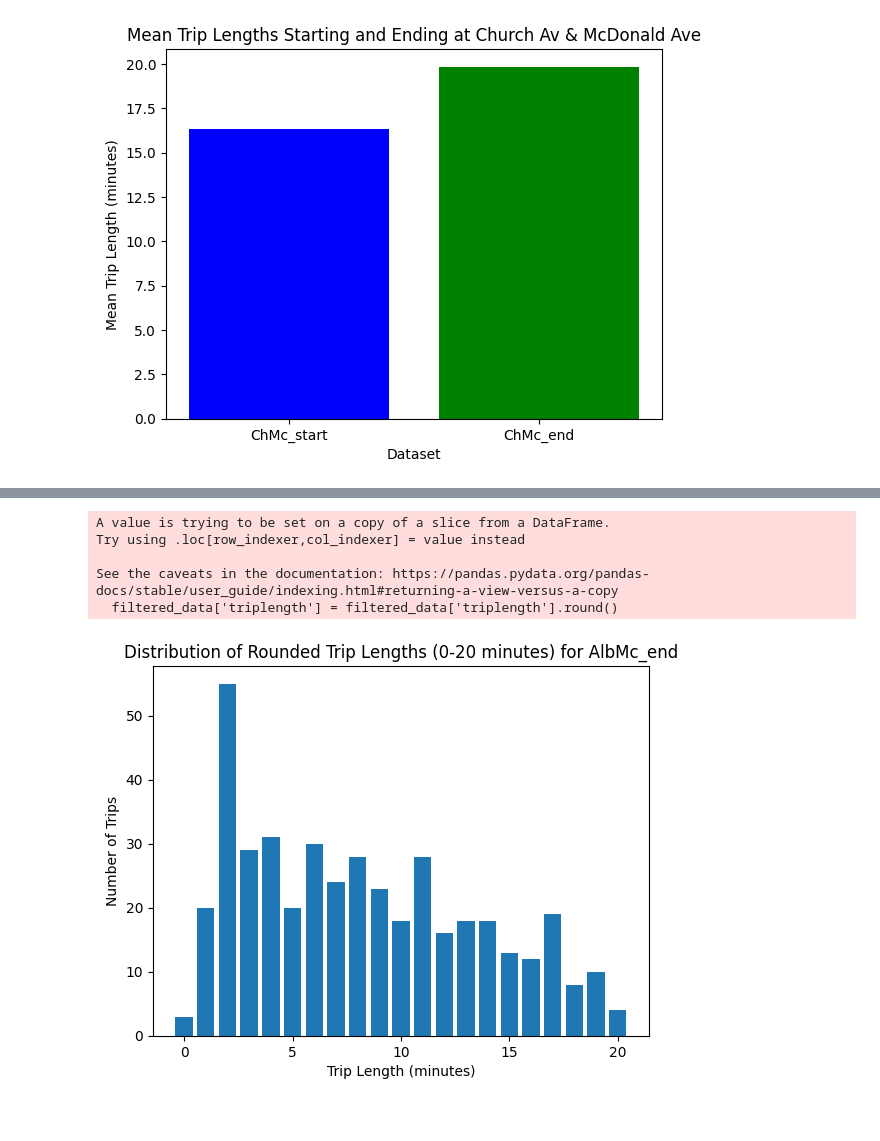
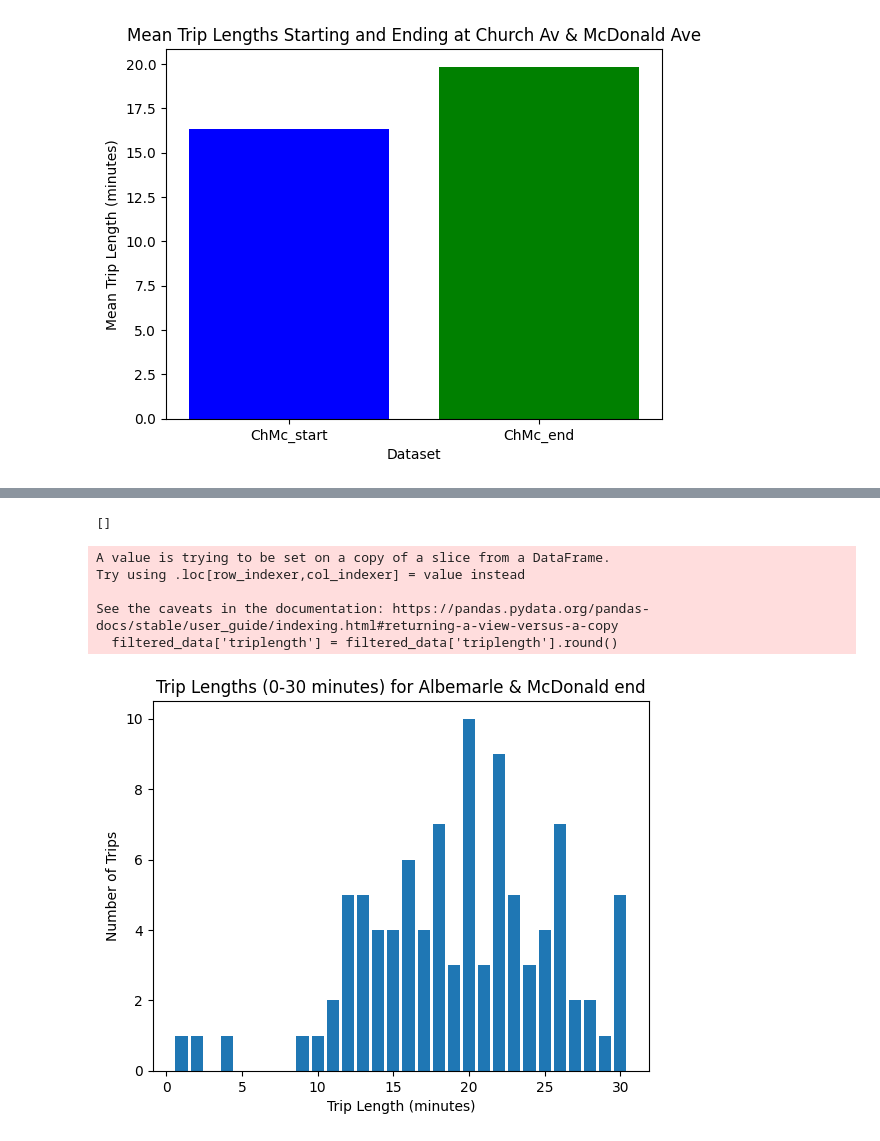
Before and after one commit to 7tiesdan/IntroToPythonLCC, a Jupyter notebook: CitibikeDataMult.ipynb, the cells around one changed output, grey strips where cells are left out. Saved outputs shown, nothing was run; the diff lists cells and outputs as text; code cells hidden in the pictures.

```diff
--- a/CitibikeDataMult.ipynb
+++ b/CitibikeDataMult.ipynb
@@ -659,3 +841,23 @@ plt.title('Mean Trip Lengths Starting and Ending at Church Av & McDonald Ave')
 plt.show()
 # %% [output]
 [figure]
+# %%
+#generating 'triplength' values for all departing and arriving trips at all 6 stations#
+
+Minna_start['triplength'] = (pd.to_datetime(Minna_start['ended_at']) - pd.to_datetime(Minna_start['started_at'])).dt.total_seconds() / 60
+Minna_end['triplength'] = (pd.to_datetime(Minna_end['ended_at']) - pd.to_datetime(Minna_end['started_at'])).dt.total_seconds() / 60
+
+Chester_Twe_start['triplength'] = (pd.to_datetime(Chester_Twe_start['ended_at']) - pd.to_datetime(Chester_Twe_start['started_at'])).dt.total_seconds() / 60
+Chester_Twe_end['triplength'] = (pd.to_datetime(Chester_Twe_end['ended_at']) - pd.to_datetime(Chester_Twe_end['started_at'])).dt.total_seconds() / 60
+
+TweThirtySix_start['triplength'] = (pd.to_datetime(TweThirtySix_start['ended_at']) - pd.to_datetime(TweThirtySix_start['started_at'])).dt.total_seconds() / 60
+TweThirtySix_end['triplength'] = (pd.to_datetime(TweThirtySix_end['ended_at']) - pd.to_datetime(TweThirtySix_end['started_at'])).dt.total_seconds() / 60
+
+ChMc_start['triplength'] = (pd.to_datetime(ChMc_start['ended_at']) - pd.to_datetime(ChMc_start['started_at'])).dt.total_seconds() / 60
+ChMc_end['triplength'] = (pd.to_datetime(ChMc_end['ended_at']) - pd.to_datetime(ChMc_end['started_at'])).dt.total_seconds() / 60
+
+ChStory_start['triplength'] = (pd.to_datetime(ChStory_start['ended_at']) - pd.to_datetime(ChStory_start['started_at'])).dt.total_seconds() / 6
+ChStory_end['triplength'] = (pd.to_datetime(ChStory_end['ended_at']) - pd.to_datetime(ChStory_end['started_at'])).dt.total_seconds() / 6
+
+AlbMc_start['triplength'] = (pd.to_datetime(AlbMc_start['ended_at']) - pd.to_datetime(AlbMc_start['started_at'])).dt.total_seconds() / 6
+AlbMc_end['triplength'] = (pd.to_datetime(AlbMc_end['ended_at']) - pd.to_datetime(AlbMc_end['started_at'])).dt.total_seconds() / 6
@@ -722,25 +1196,31 @@ Mean trip length for AlbMc_end: 15
+# %%
+# prompt: print list of all string values under the 'start_station_name' column for rows where end_station_id value = 3007.05
+
+print(df[df['end_station_id'] == 3007.05]['start_station_name'].unique())
+# %% [output]
+[]
 # %%
-# prompt: plot bar graph for rounded triplength values between 0-20 minutes for dataframe AlbMc_end
+# prompt: plot bar graph for rounded triplength values between 0-30 minutes for dataframe AlbMc_end
 
 # Filter data for trip lengths between 0 and 20 minutes
-filtered_data = AlbMc_end[(AlbMc_end['triplength'] >= 0) & (AlbMc_end['triplength'] <= 20)]
+filtered_data = AlbMc_end[(AlbMc_end['triplength'] >= 0) & (AlbMc_end['triplength'] <= 30)]
 
 # Round trip lengths to nearest integer
 filtered_data['triplength'] = filtered_data['triplength'].round()
 
 # Count occurrences of each rounded trip length
 trip_length_counts = filtered_data['triplength'].value_counts().sort_index()
 
 # Plot bar graph
 plt.bar(trip_length_counts.index, trip_length_counts.values)
 plt.xlabel('Trip Length (minutes)')
 plt.ylabel('Number of Trips')
-plt.title('Distribution of Rounded Trip Lengths (0-20 minutes) for AlbMc_end')
+plt.title('Trip Lengths (0-30 minutes) for Albemarle & McDonald end')
 plt.show()
 # %% [output]
 A value is trying to be set on a copy of a slice from a DataFrame.
 Try using .loc[row_indexer,col_indexer] = value instead
 
 See the caveats in the documentation: https://pandas.pydata.org/pandas-docs/stable/user_guide/indexing.html#returning-a-view-versus-a-copy
   filtered_data['triplength'] = filtered_data['triplength'].round()
-[figure, old version]
+[figure, new version]
```
Also changed, not shown: parts of 35 cells of this notebook.
